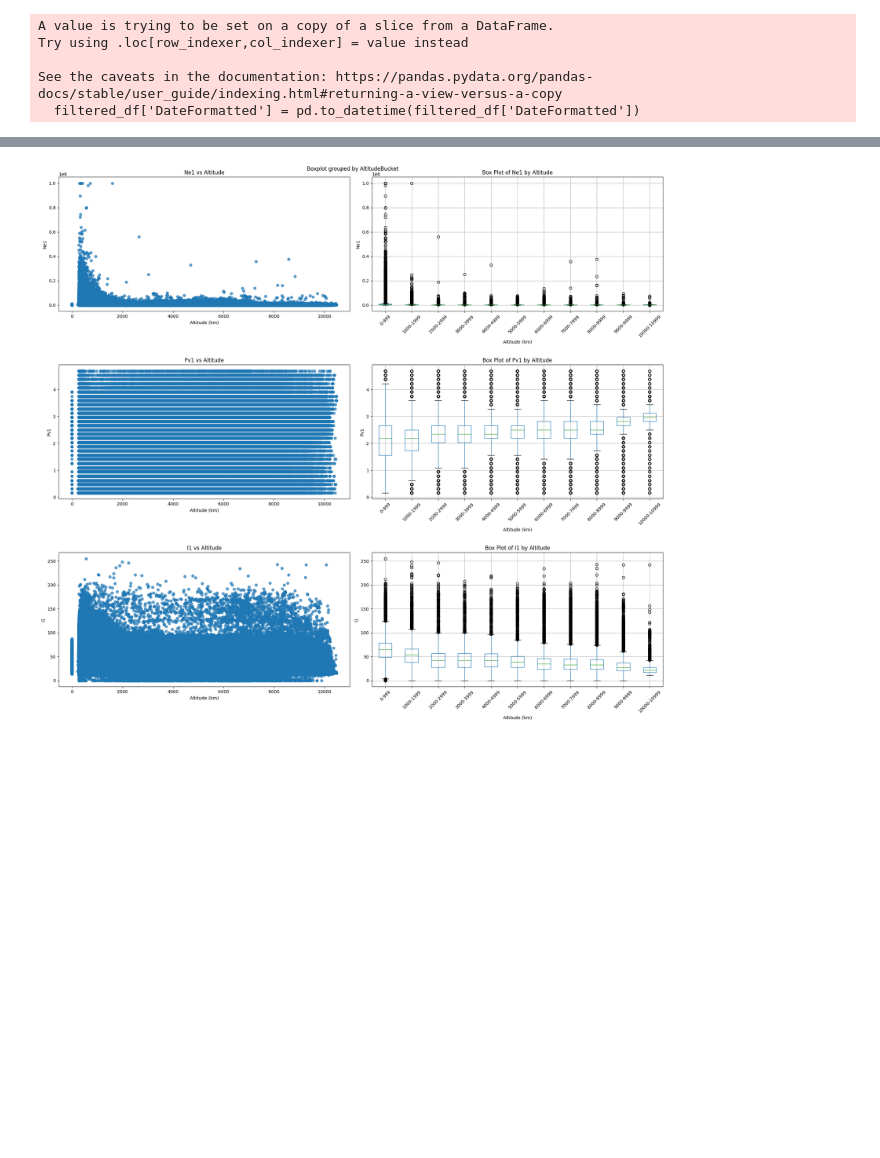
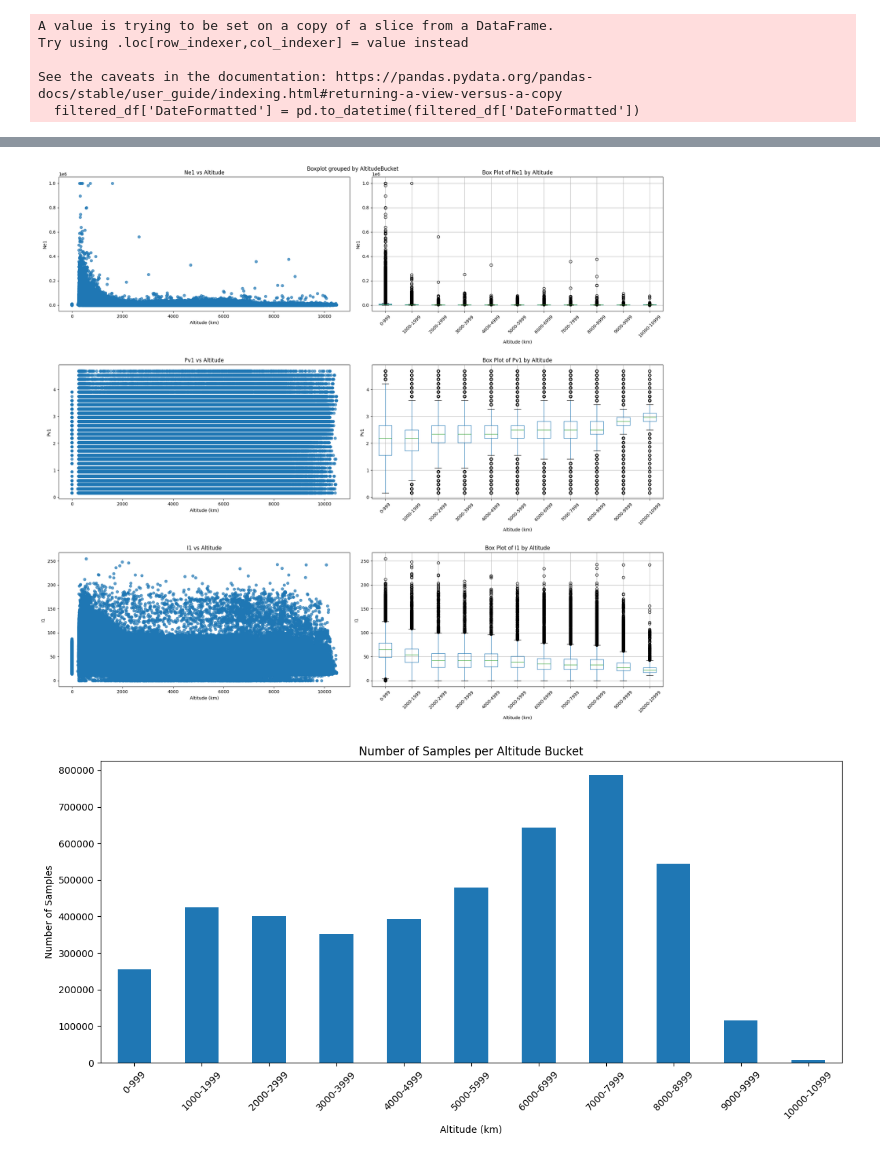
Before and after one commit to blakedehaas/clare, a Jupyter notebook: filtering_visualization.ipynb, the cells around one changed output, grey strips where cells are left out. Saved outputs shown, nothing was run; the diff lists cells and outputs as text; code cells hidden in the pictures; blank space fills up the shorter version.

```diff
--- a/filtering_visualization.ipynb
+++ b/filtering_visualization.ipynb
@@ -177,6 +147,17 @@ column_subsets = [column_subsets[i:i+4] for i in range(0, len(column_subsets), 4
 for subset in column_subsets:
     plot_subset(subset)
 
+# Plot number of samples per altitude bucket
+plt.figure(figsize=(12, 6))
+altitude_counts = filtered_df['AltitudeBucket'].value_counts().sort_index()
+altitude_counts.plot(kind='bar')
+plt.title('Number of Samples per Altitude Bucket')
+plt.xlabel('Altitude (km)')
+plt.ylabel('Number of Samples')
+plt.xticks(rotation=45)
+plt.tight_layout()
+plt.show()
+
 # Remove the 'AltitudeBucket' column after use
 filtered_df = filtered_df.drop('AltitudeBucket', axis=1)
 # %% [output]
@@ -185 +221,2 @@ filtered_df = filtered_df.drop('AltitudeBucket', axis=1)
 [figure]
+[figure, added]
```
Also changed, not shown: parts of 2 cells of this notebook.
